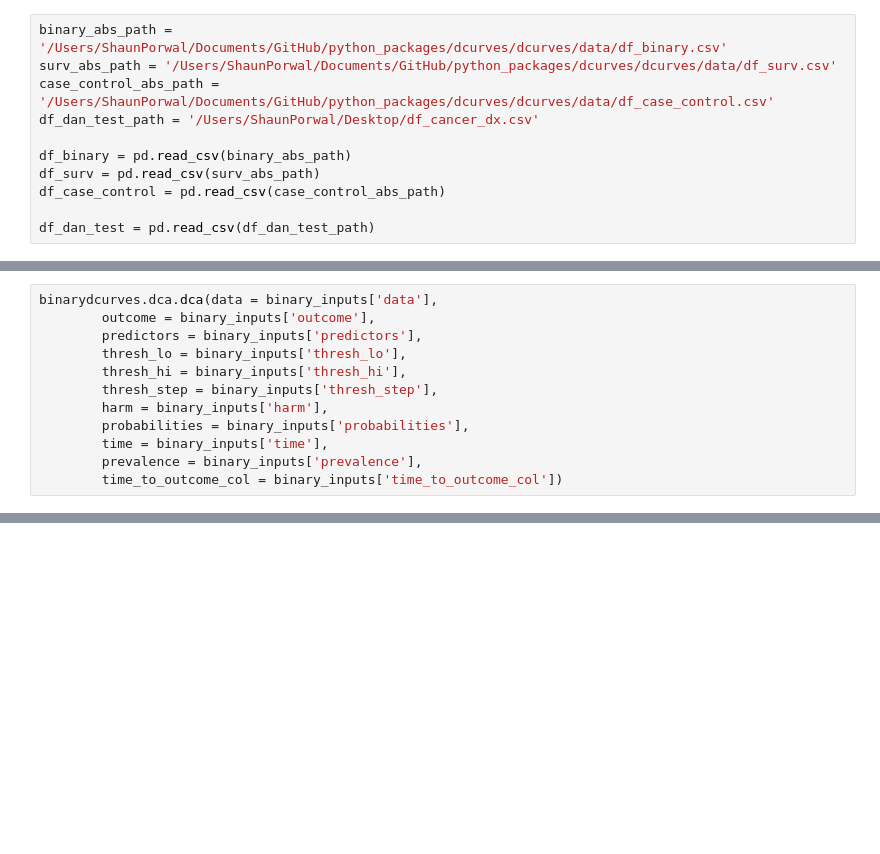
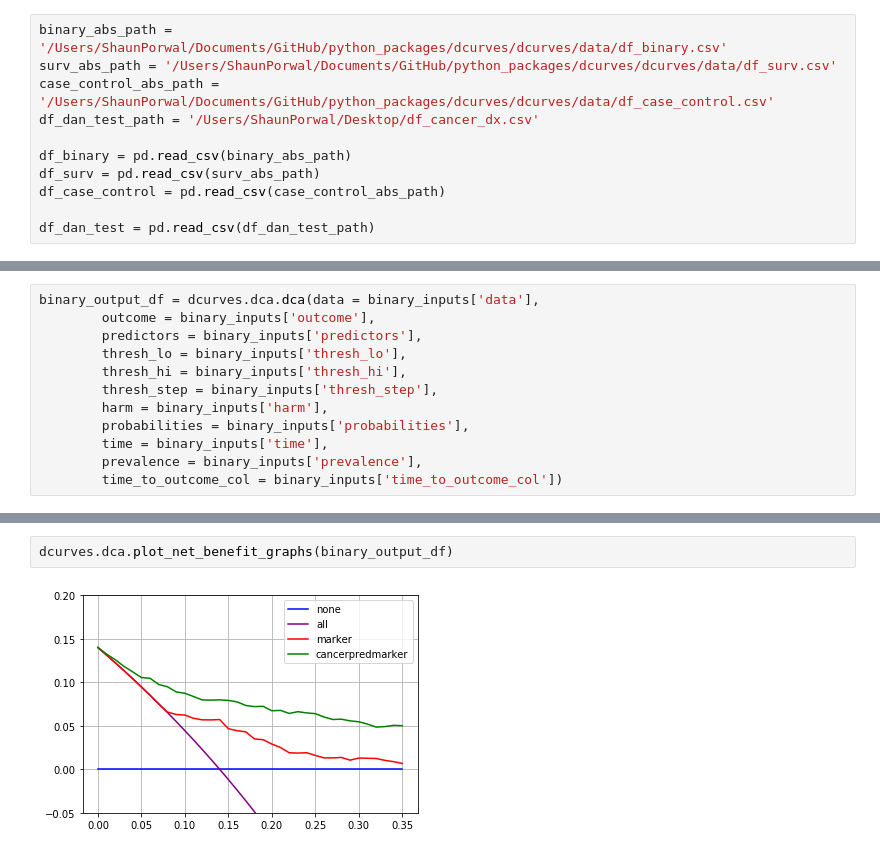
Before and after one commit to MSKCC-Epi-Bio/dcurves, a Jupyter notebook: jupyter_notebooks/running_dcurves.ipynb, the cells around one changed output, grey strips where cells are left out. Cells and saved outputs as stored; diff of their text form; blank space fills up the shorter version.

```diff
--- a/jupyter_notebooks/running_dcurves.ipynb
+++ b/jupyter_notebooks/running_dcurves.ipynb
@@ -67,5 +89,5 @@ dan_test_inputs = {
 # %%
-binarydcurves.dca.dca(data = binary_inputs['data'],
+binary_output_df = dcurves.dca.dca(data = binary_inputs['data'],
         outcome = binary_inputs['outcome'],
         predictors = binary_inputs['predictors'],
         thresh_lo = binary_inputs['thresh_lo'],
@@ -103,0 +125,4 @@ dan_test_output_df = dcurves.dca.dca(data = dan_test_inputs['data'],
+# %%
+dcurves.dca.plot_net_benefit_graphs(binary_output_df)
+# %% [output]
+[figure, added]
```
Also changed, not shown: parts of 11 cells of this notebook, 19 other files.
